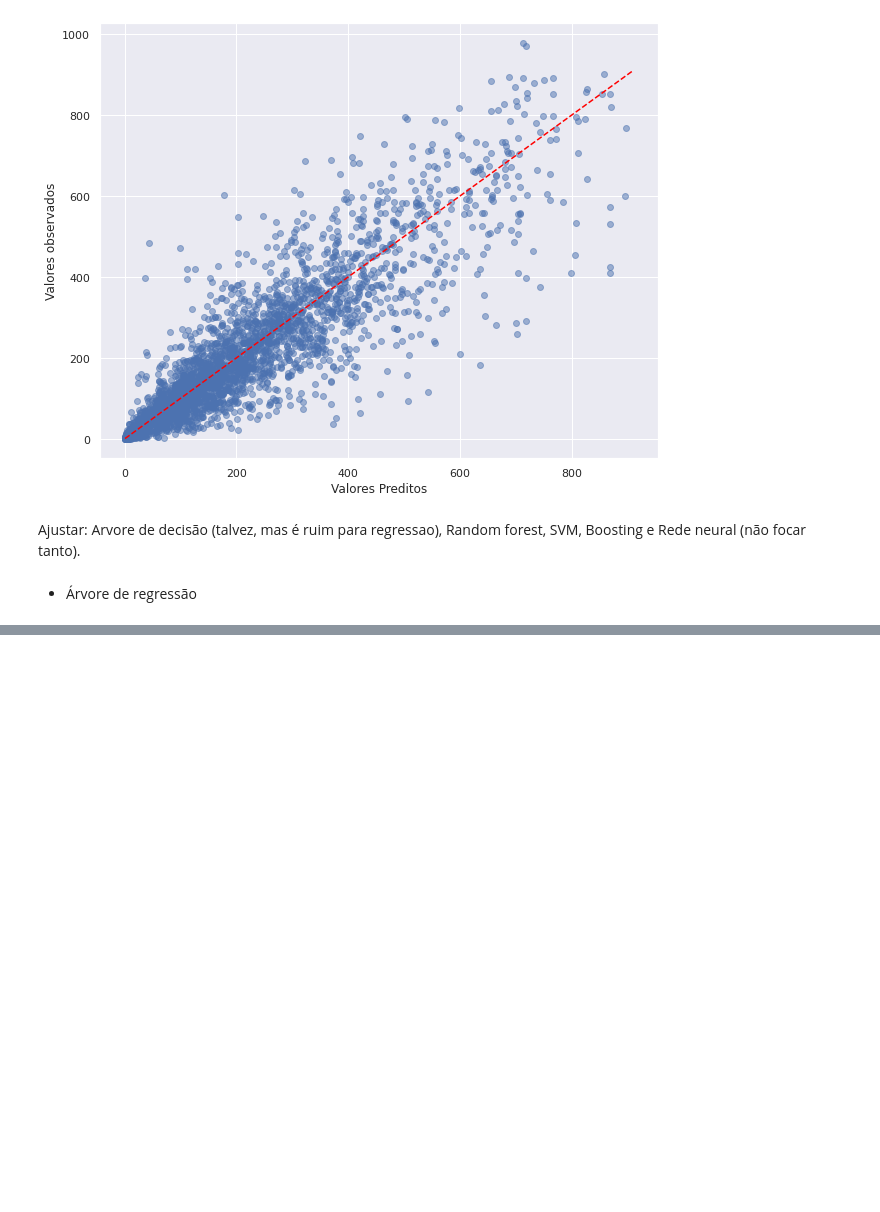
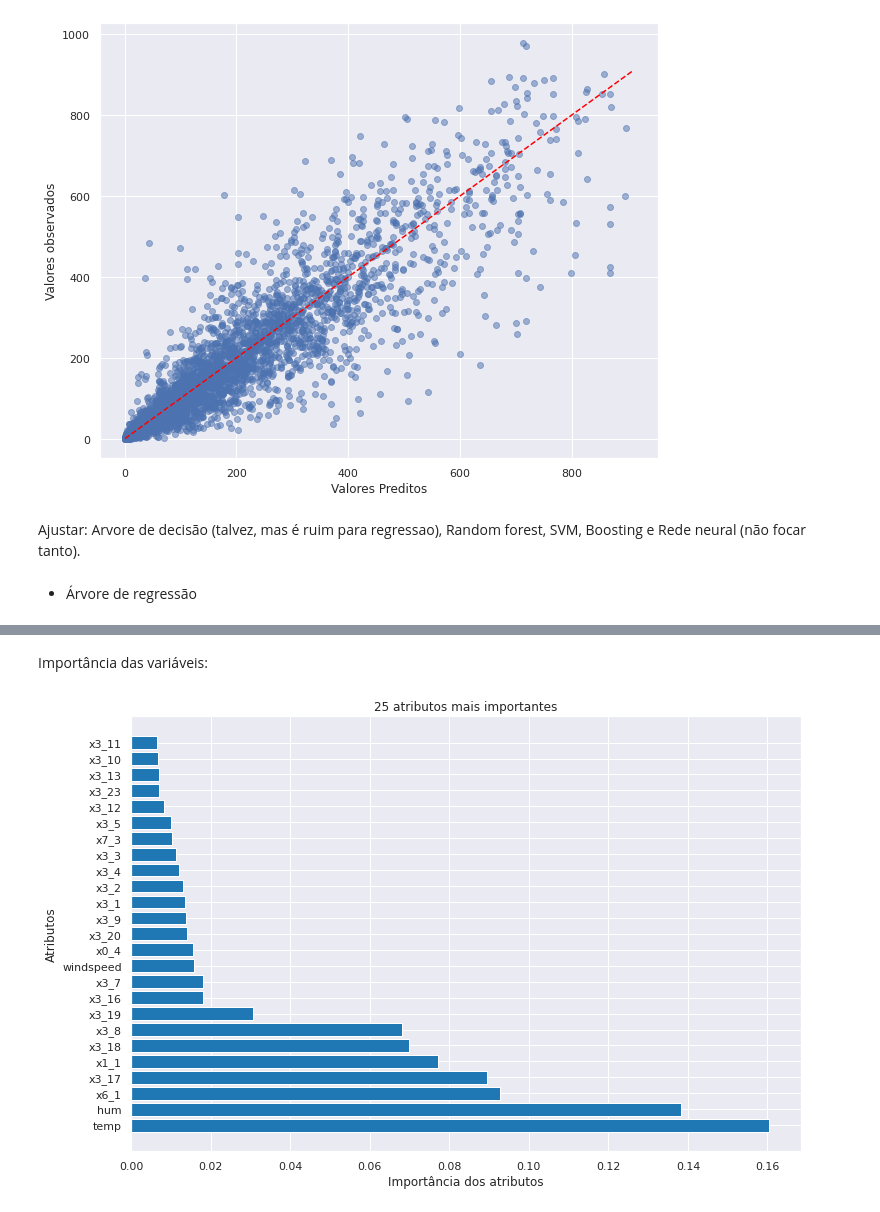
Before and after one commit to Monoxido45/Bike_sharing_AM, a Jupyter notebook: trabalho_1_bicicletas.ipynb, the cells around one changed output, grey strips where cells are left out. Cells and saved outputs as stored; diff of their text form; code cells hidden in the pictures; blank space fills up the shorter version.

```diff
--- a/trabalho_1_bicicletas.ipynb
+++ b/trabalho_1_bicicletas.ipynb
@@ -594,0 +672,20 @@ Ajustar: Arvore de decisão (talvez, mas é ruim para regressao), Random forest,
+# %% [markdown]
+Importância das variáveis:
+# %%
+importances = rfr.feature_importances_
+# ordenando os indices
+sorted_idx = importances.argsort()
+# ordenando agora de maneira decrescente e selecionando apenas os 25 primeiros
+n = 25
+sorted_idx = sorted_idx[::-1][:n]
+# selecionando apenas os 25 primeiros features
+# pegando o nome dos features para plotar grafico de importancia ordenado:
+plt.figure(figsize = (12, 8))
+plt.barh(coefs_names[sorted_idx], importances[sorted_idx], color = "tab:blue")
+plt.xlabel("Importância dos atributos")
+plt.ylabel("Atributos")
+plt.title("25 atributos mais importantes")
+plt.savefig(f"{images_dir}/importancias_rf.pdf")
+plt.show()
+# %% [output]
+[figure, added]
```
Also changed, not shown: parts of 72 cells of this notebook.
